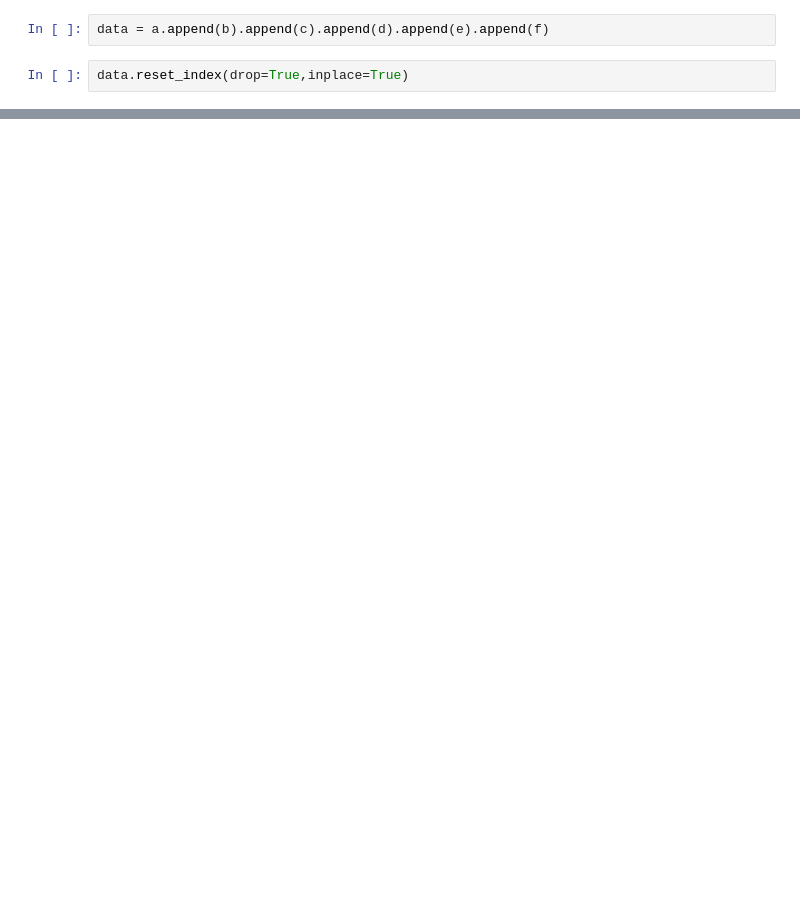
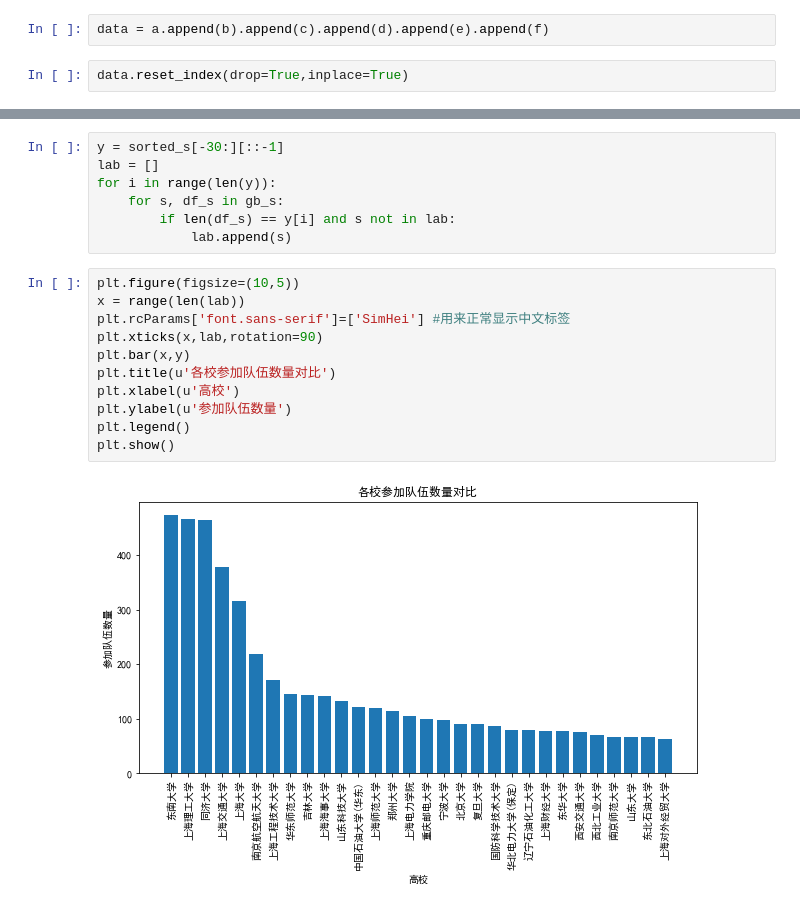
Before and after one commit to kunchiang/Shumo_2017, a Jupyter notebook: analysis.ipynb, the cells around one changed output, grey strips where cells are left out. Drawn from its saved outputs; the diff is of its cells as text; blank space fills up the shorter version.

```diff
--- a/analysis.ipynb
+++ b/analysis.ipynb
@@ -44,0 +90,20 @@ data.head()
+# %%
+y = sorted_s[-30:][::-1]
+lab = []
+for i in range(len(y)):
+    for s, df_s in gb_s:
+        if len(df_s) == y[i] and s not in lab:
+            lab.append(s)
+# %%
+plt.figure(figsize=(10,5))
+x = range(len(lab))
+plt.rcParams['font.sans-serif']=['SimHei'] #用来正常显示中文标签
+plt.xticks(x,lab,rotation=90)
+plt.bar(x,y)
+plt.title(u'各校参加队伍数量对比')
+plt.xlabel(u'高校')
+plt.ylabel(u'参加队伍数量')
+plt.legend()
+plt.show()
+# %% [output]
+[figure, added]
```
Also changed, not shown: parts of 14 cells of this notebook.
